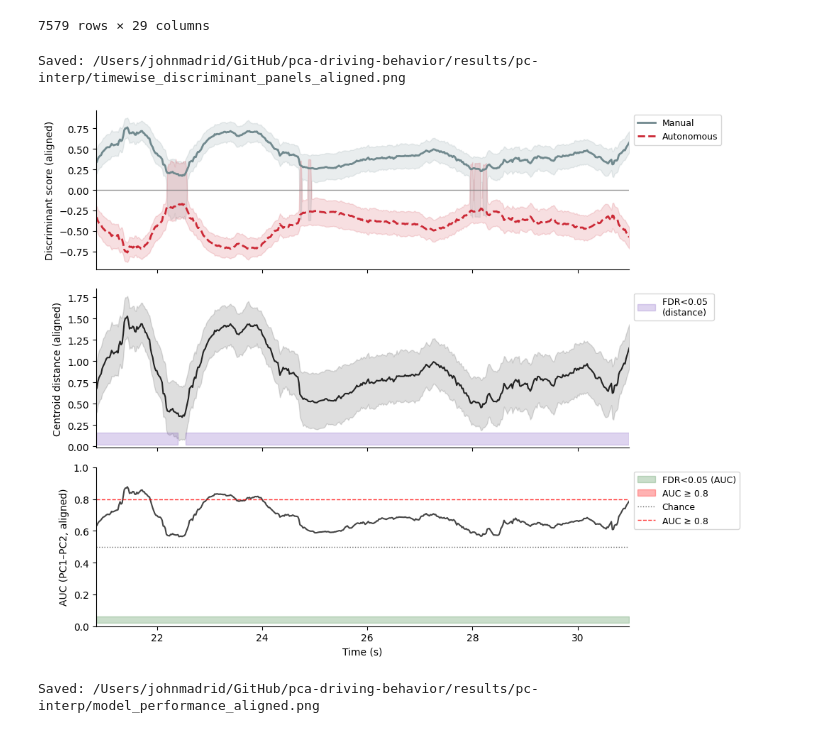
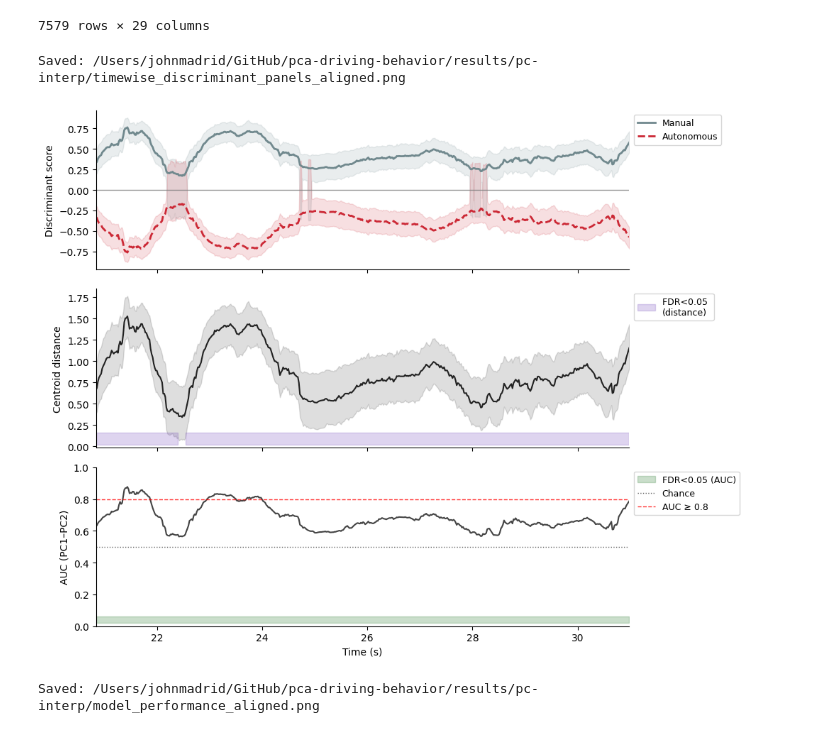
Before and after one commit to JohnMadrid/pca-driving-behavior, a Jupyter notebook: pc-interp.ipynb, the cells around one changed output. Drawn from its saved outputs; the diff is of its cells as text; code cells hidden in the pictures.

Commit message:
Final results summary

```diff
--- a/pc-interp.ipynb
+++ b/pc-interp.ipynb
@@ -568,7 +568,7 @@ def plot_timewise_panels(metrics_df: pd.DataFrame,
     ax.plot(times, metrics_df["Autonomous_score_mean"], color="#cc2936", label="Autonomous", lw=2, ls="--")
     ax.fill_between(times, metrics_df["Autonomous_score_lo"], metrics_df["Autonomous_score_hi"], color="#cc2936", alpha=0.15)
     ax.axhline(0, color="gray", lw=1, ls="-", alpha=0.8)
-    ax.set_ylabel(f"Discriminant score ({ylabel_prefix})")
+    ax.set_ylabel(f"Discriminant score")
     ax.set_xlim(times.min(), times.max())
     ax.grid(False)
     ax.legend(loc="upper left", bbox_to_anchor=(1, 1), fontsize=9, frameon=True)
@@ -577,7 +577,7 @@ def plot_timewise_panels(metrics_df: pd.DataFrame,
     ax = axes[1]
     ax.plot(times, metrics_df["CentroidDistance"], color="#222")
     ax.fill_between(times, metrics_df["CentroidDistance_lo"], metrics_df["CentroidDistance_hi"], color="#222", alpha=0.15)
-    ax.set_ylabel(f"Centroid distance ({ylabel_prefix})")
+    ax.set_ylabel(f"Centroid distance")
     ax.set_xlim(times.min(), times.max())
     ax.grid(False)
     if "q_dist" in metrics_df.columns:
@@ -593,7 +593,7 @@ def plot_timewise_panels(metrics_df: pd.DataFrame,
     # Panel 3: AUC + significance strip (q_auc)
     ax = axes[2]
     ax.plot(times, metrics_df["AUC"], color="#444")
-    ax.set_ylabel(f"AUC (PC1–PC2, {ylabel_prefix})")
+    ax.set_ylabel(f"AUC (PC1–PC2)")
     ax.set_xlabel("Time (s)")
     ax.set_ylim(0.0, 1.0)
     # reference lines: chance and practical threshold
@@ -605,7 +605,7 @@ def plot_timewise_panels(metrics_df: pd.DataFrame,
         band_low = ymin + 0.02 * (ymax - ymin)
         band_high = ymin + 0.06 * (ymax - ymin)
         auc_patch = mpatches.Patch(color="#2e7d32", alpha=0.25, label="FDR<0.05 (AUC)")
-        thresh_patch = mpatches.Patch(color="red", alpha=0.3, label=f"AUC ≥ {PRACTICAL_AUC_THRESH}")
+        # thresh_patch = mpatches.Patch(color="red", alpha=0.3, label=f"AUC ≥ {PRACTICAL_AUC_THRESH}")
         ax.fill_between(times, band_low, band_high, where=sig, color="#2e7d32", alpha=0.25, transform=ax.get_xaxis_transform(), step=None)
         # Also overlay a light strip where AUC ≥ threshold (optional, separate from FDR)
         # ge = (metrics_df["AUC"].to_numpy() >= PRACTICAL_AUC_THRESH)
@@ -616,7 +616,7 @@ def plot_timewise_panels(metrics_df: pd.DataFrame,
         ax.legend(
             handles=[
                 auc_patch,
-                thresh_patch,
+                # thresh_patch,
                 chance_line,
                 thresh_line
             ],
@@ -675,7 +675,8 @@ def compute_metrics_for_all_events(df_all: pd.DataFrame,
             continue
         ev_suffix = f"{out_suffix}_evt_{_sanitize_event_suffix(ev)}"
         df_ev = compute_timewise_pca_metrics(
-            dfe, feature_cols, align=align, out_suffix=ev_suffix, permute_by=permute_by, save_csv=save_per_event
+            dfe, feature_cols, align=align, out_suffix=ev_suffix,
+            permute_by=permute_by, save_csv=save_per_event
         )
         df_ev = df_ev.copy()
         df_ev["Event"] = ev
@@ -729,10 +730,14 @@ results_df
 7579 rows × 29 columns
 # %%
 # plot_timewise_panels(aligned_df, out_suffix="aligned", ylabel_prefix="")
-plot_timewise_panels(results_df[results_df["Event"] == 'one'], out_suffix="aligned", ylabel_prefix="aligned")
+plot_timewise_panels(
+    results_df[results_df["Event"] == 'one'],
+    out_suffix="aligned",
+    ylabel_prefix="aligned"
+    )
 # %% [output]
 Saved: /Users/johnmadrid/GitHub/pca-driving-behavior/results/pc-interp/timewise_discriminant_panels_aligned.png
-[figure, old version]
+[figure, new version]
 # %%
 # After computing aligned_df above, call:
 plot_model_performance(results_df[results_df["Event"] == 'one'], out_suffix="aligned")
```
Also changed, not shown: parts of 11 cells of this notebook, 3 other files.
